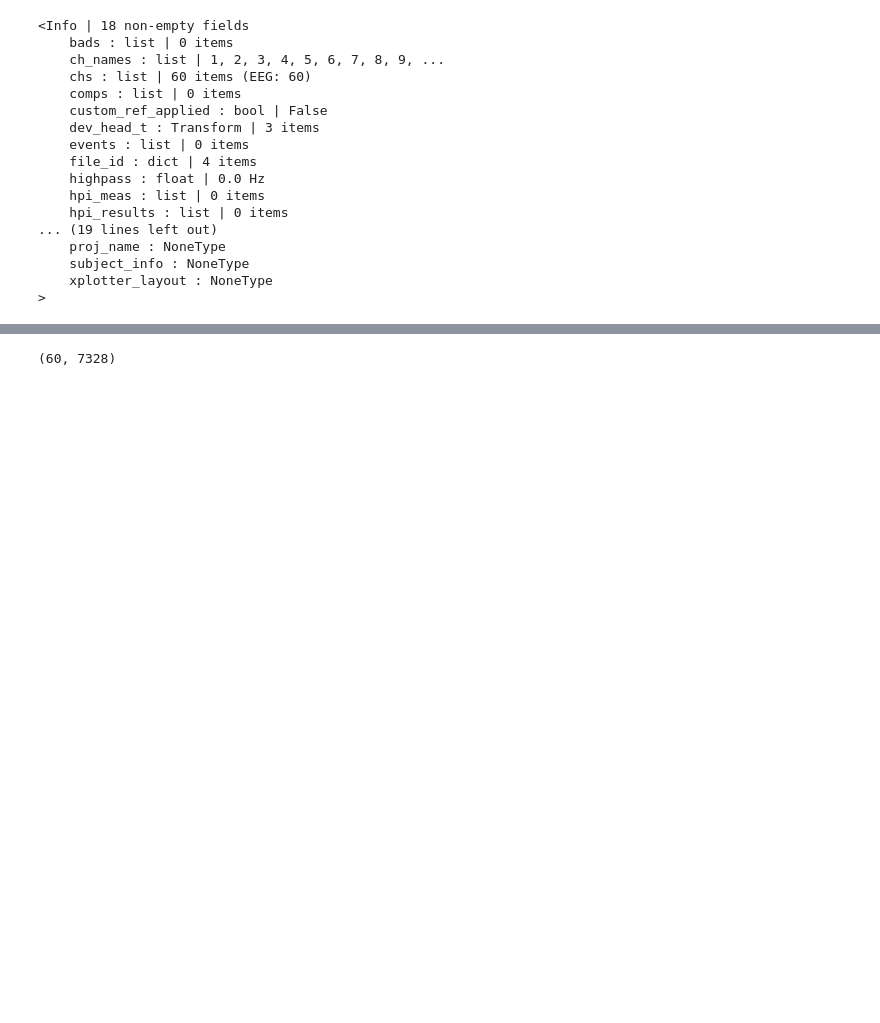
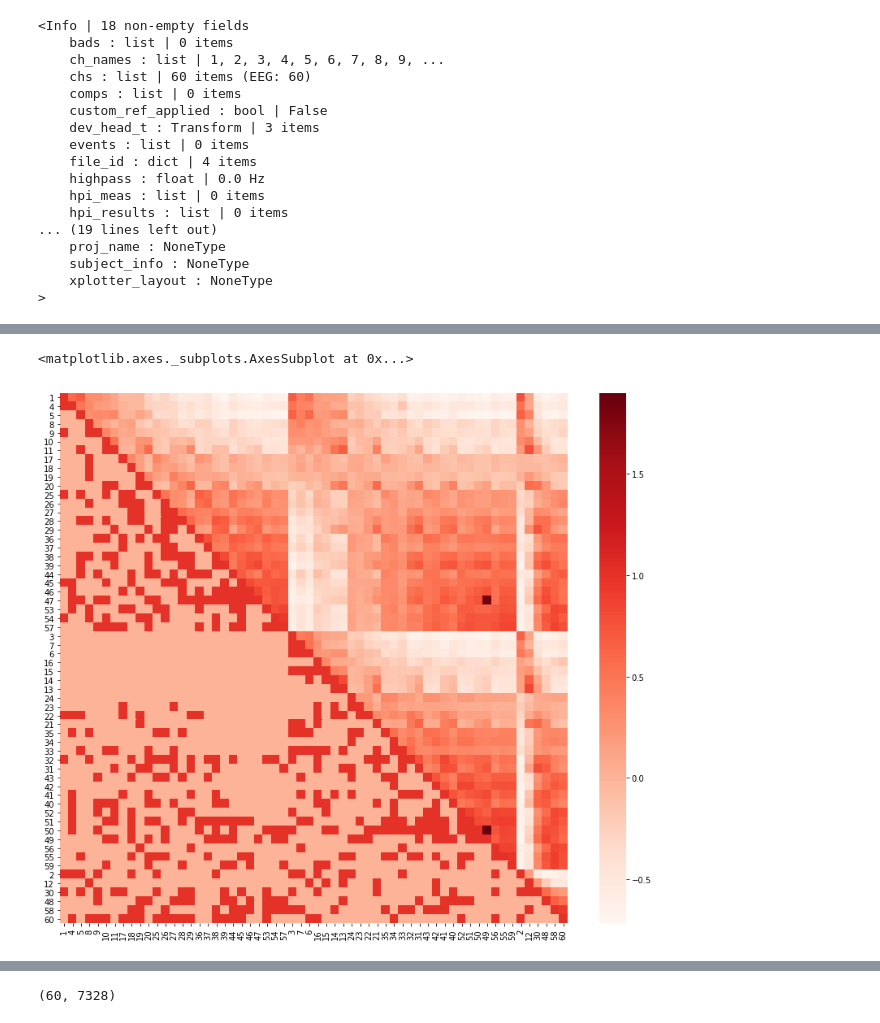
Before and after one commit to andylikescodes/EEG_Causal_Discovery, a Jupyter notebook: notebooks/Data_preprocessing.ipynb, the cells around one changed output, grey strips where cells are left out. Cells and saved outputs as stored; diff of their text form; code cells hidden in the pictures; blank space fills up the shorter version.

```diff
--- a/notebooks/Data_preprocessing.ipynb
+++ b/notebooks/Data_preprocessing.ipynb
@@ -181,0 +207,7 @@ np.hstack([sampled_data, sampled_data_2]).shape
+# %%
+m_folded = fold_graph(graphs_active[1])
+m_corr = corr_active_u + m_folded
+sns.heatmap(m_corr, cmap='Reds', xticklabels=chs, yticklabels=chs)
+# %% [output]
+<matplotlib.axes._subplots.AxesSubplot at 0x...>
+[figure, added]
```
Also changed, not shown: parts of 41 cells of this notebook.
